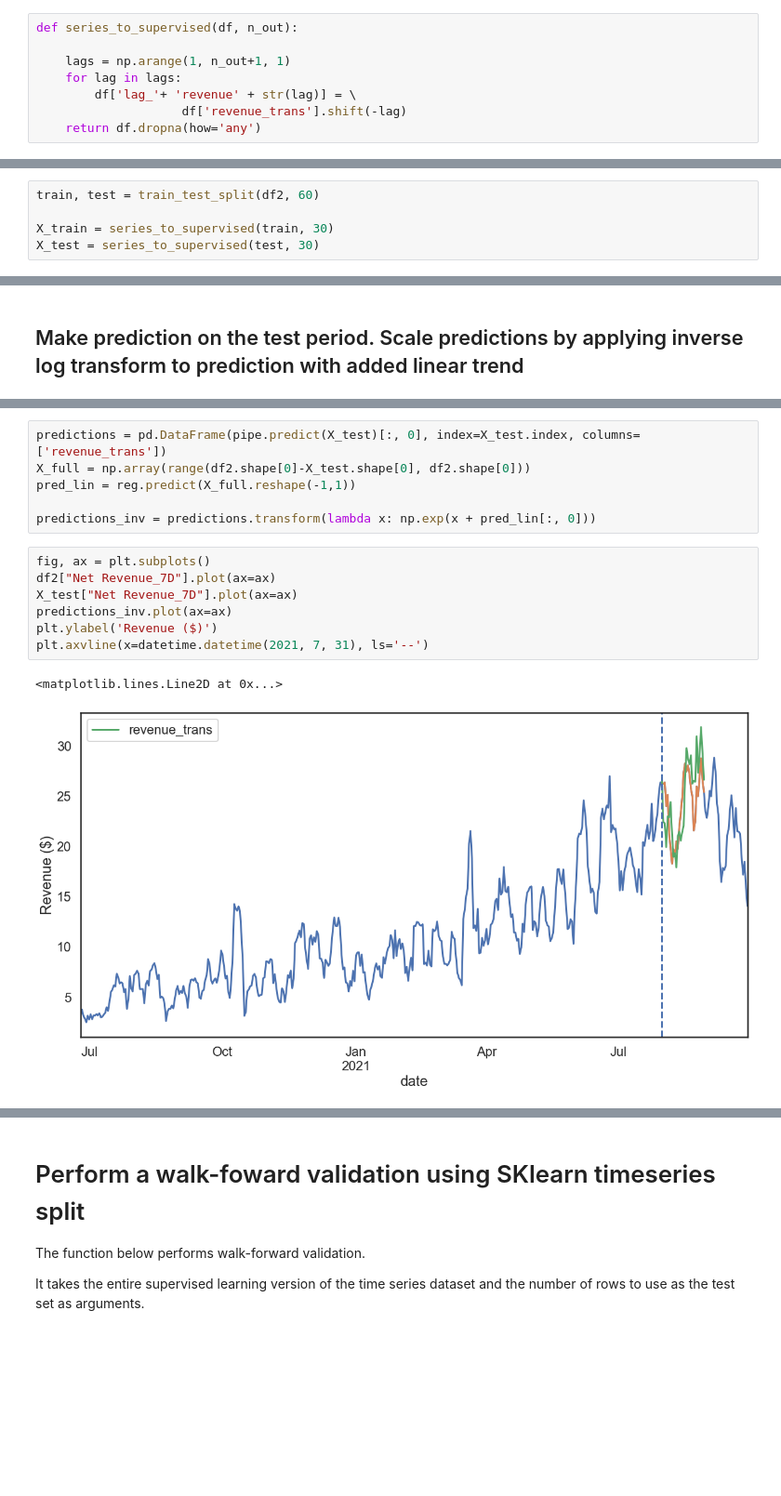
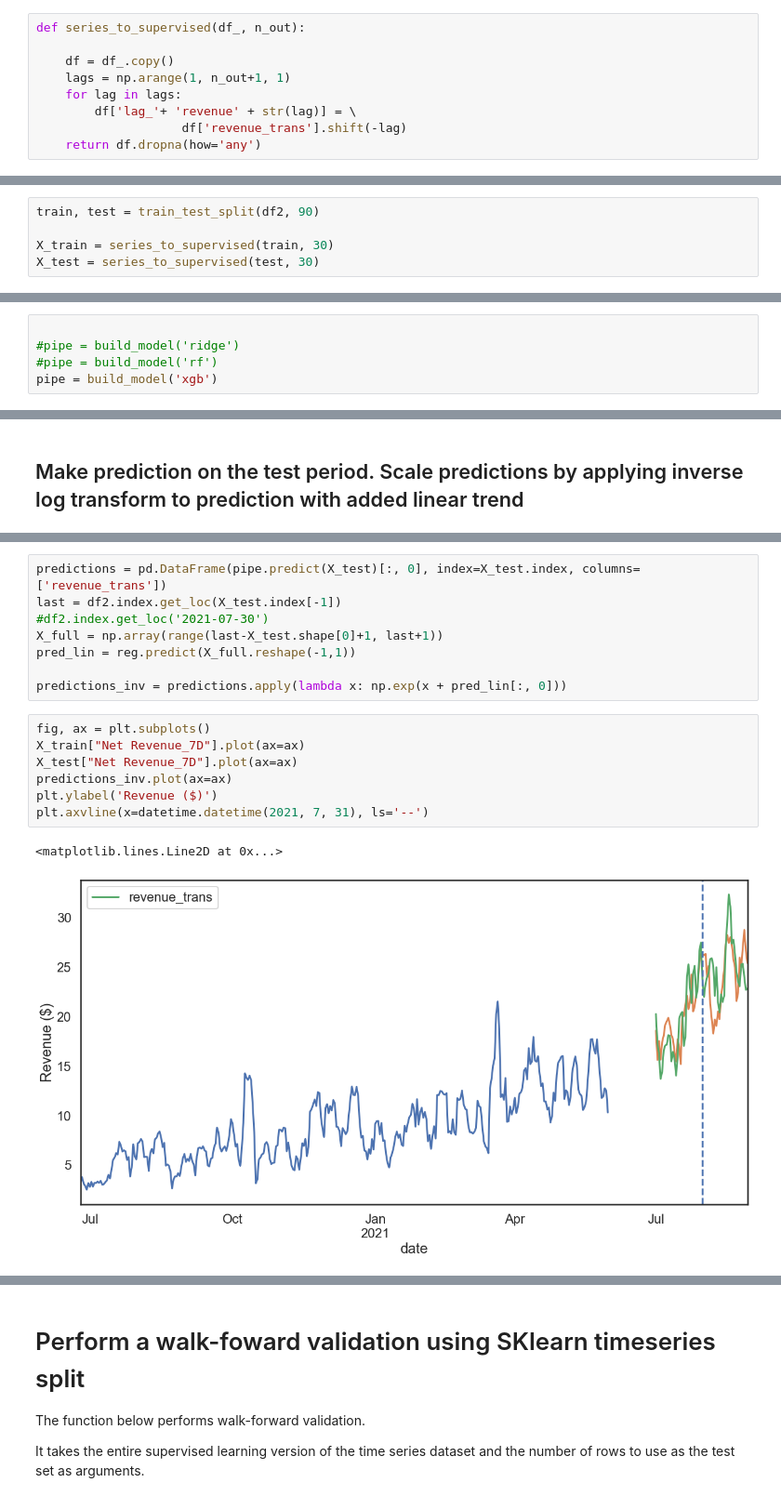
Before and after one commit to davidfox87/EV_forecasting, a Jupyter notebook: EDA_ML.ipynb, the cells around one changed output, grey strips where cells are left out. Shown at 93% size. Drawn from its saved outputs; the diff is of its cells as text; blank space fills up the shorter version.

Commit message:
more cleaning of ML notebook. Still need to fix inverse transform, specifically adding back trend line for day 2-30

```diff
--- a/EDA_ML.ipynb
+++ b/EDA_ML.ipynb
@@ -176,8 +176,9 @@ df2['revenue_trans'] = log_diff
 ### Transform a time series dataset into a supervised learning dataset.
 Each timepoint should have an associated 30 timepoints in the future
 # %%
-def series_to_supervised(df, n_out):
+def series_to_supervised(df_, n_out):
 
+    df = df_.copy()
     lags = np.arange(1, n_out+1, 1)
     for lag in lags:
         df['lag_'+ 'revenue' + str(lag)] = \
@@ -190,7 +191,7 @@ def train_test_split(data, n_test):
 ### Train-test split
 it will initially cover 07/31/21 to 09/28/21 but since we are only interested in time points where we have the next 30 days, we will reduce the test set to 08/29/21
 # %%
-train, test = train_test_split(df2, 60)
+train, test = train_test_split(df2, 90)
 
 X_train = series_to_supervised(train, 30)
 X_test = series_to_supervised(test, 30)
@@ -285,3 +294,8 @@ pipe_ridge = Pipeline([('union', union),
+# %%
+
+#pipe = build_model('ridge')
+#pipe = build_model('rf')
+pipe = build_model('xgb')
 # %%
 pipe.fit(X_train, y_train)
 # %% [output]
@@ -307,19 +325,21 @@ Pipeline(steps=[('union',
 # %%
 predictions = pd.DataFrame(pipe.predict(X_test)[:, 0], index=X_test.index, columns=['revenue_trans'])
-X_full = np.array(range(df2.shape[0]-X_test.shape[0], df2.shape[0]))
+last = df2.index.get_loc(X_test.index[-1])
+#df2.index.get_loc('2021-07-30')
+X_full = np.array(range(last-X_test.shape[0]+1, last+1))
 pred_lin = reg.predict(X_full.reshape(-1,1))
 
-predictions_inv = predictions.transform(lambda x: np.exp(x + pred_lin[:, 0]))
+predictions_inv = predictions.apply(lambda x: np.exp(x + pred_lin[:, 0]))
 # %%
 fig, ax = plt.subplots()
-df2["Net Revenue_7D"].plot(ax=ax)
+X_train["Net Revenue_7D"].plot(ax=ax)
 X_test["Net Revenue_7D"].plot(ax=ax)
 predictions_inv.plot(ax=ax)
 plt.ylabel('Revenue ($)')
 plt.axvline(x=datetime.datetime(2021, 7, 31), ls='--')
 # %% [output]
 <matplotlib.lines.Line2D at 0x...>
-[figure, old version]
+[figure, new version]
 # %%
 test = np.exp(X_test[['lag_revenue1']]+pred_lin)
 test = X_test['Net Revenue_7D']
```
Also changed, not shown: parts of 19 cells of this notebook.
